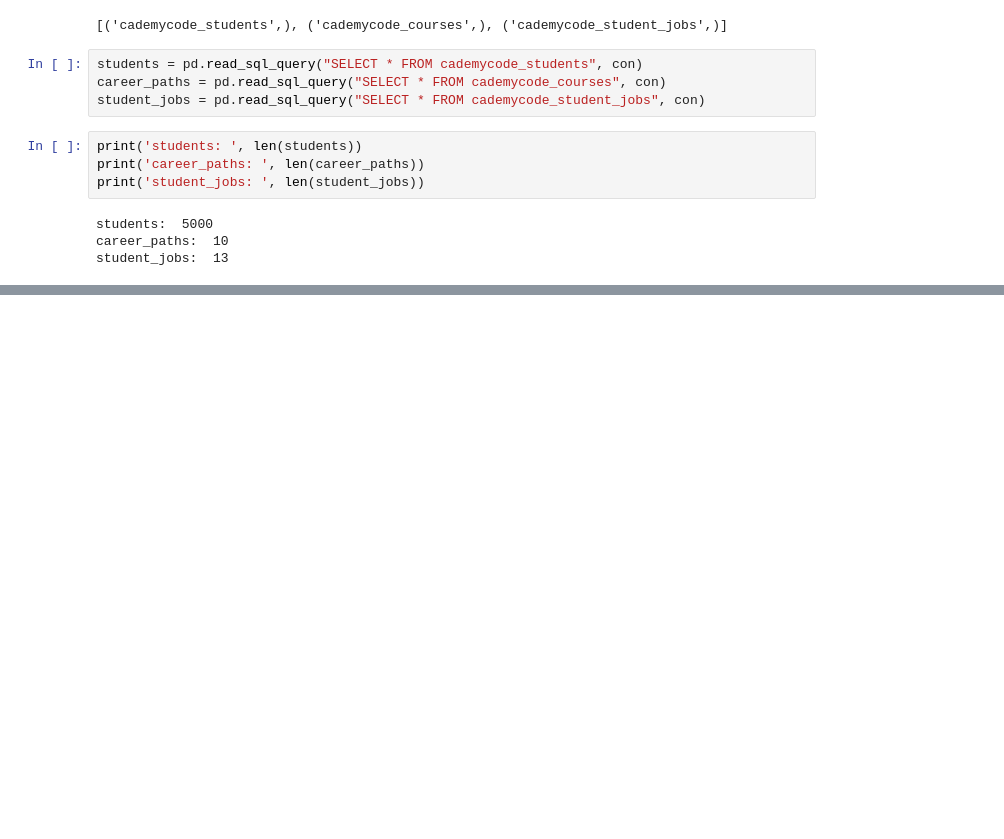
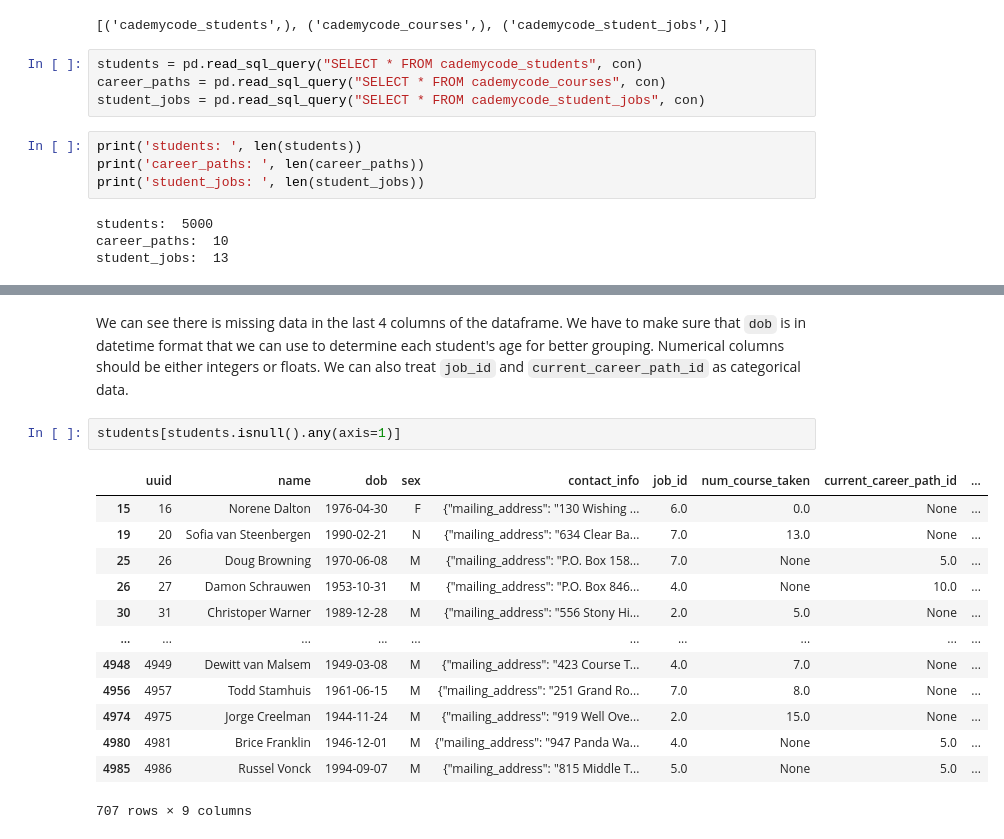
Before and after one commit to father-tom/Projects, a Jupyter notebook: SubPipeline/dev/data-exploration.ipynb, the cells around one changed output, grey strips where cells are left out. Drawn from its saved outputs; the diff is of its cells as text; blank space fills up the shorter version.

```diff
--- a/SubPipeline/dev/data-exploration.ipynb
+++ b/SubPipeline/dev/data-exploration.ipynb
@@ -25,0 +61,18 @@ student_jobs:  13
+# %% [markdown]
+We can see there is missing data in the last 4 columns of the dataframe. We have to make sure that `dob` is in datetime format that we can use to determine each student's age for better grouping. Numerical columns should be either integers or floats. We can also treat `job_id` and `current_career_path_id` as categorical data.
+# %%
+students[students.isnull().any(axis=1)]
+# %% [output]
+|  | uuid | name | dob | sex | contact_info | job_id | num_course_taken | current_career_path_id | ... |
+| 15 | 16 | Norene Dalton | 1976-04-30 | F | {"mailing_address": "130 Wishing ... | 6.0 | 0.0 | None | ... |
+| 19 | 20 | Sofia van Steenbergen | 1990-02-21 | N | {"mailing_address": "634 Clear Ba... | 7.0 | 13.0 | None | ... |
+| 25 | 26 | Doug Browning | 1970-06-08 | M | {"mailing_address": "P.O. Box 158... | 7.0 | None | 5.0 | ... |
+| 26 | 27 | Damon Schrauwen | 1953-10-31 | M | {"mailing_address": "P.O. Box 846... | 4.0 | None | 10.0 | ... |
+| 30 | 31 | Christoper Warner | 1989-12-28 | M | {"mailing_address": "556 Stony Hi... | 2.0 | 5.0 | None | ... |
+| ... | ... | ... | ... | ... | ... | ... | ... | ... | ... |
+| 4948 | 4949 | Dewitt van Malsem | 1949-03-08 | M | {"mailing_address": "423 Course T... | 4.0 | 7.0 | None | ... |
+| 4956 | 4957 | Todd Stamhuis | 1961-06-15 | M | {"mailing_address": "251 Grand Ro... | 7.0 | 8.0 | None | ... |
+| 4974 | 4975 | Jorge Creelman | 1944-11-24 | M | {"mailing_address": "919 Well Ove... | 2.0 | 15.0 | None | ... |
+| 4980 | 4981 | Brice Franklin | 1946-12-01 | M | {"mailing_address": "947 Panda Wa... | 4.0 | None | 5.0 | ... |
+| 4985 | 4986 | Russel Vonck | 1994-09-07 | M | {"mailing_address": "815 Middle T... | 5.0 | None | 5.0 | ... |
+707 rows × 9 columns
```
Also changed, not shown: parts of 28 cells of this notebook.
